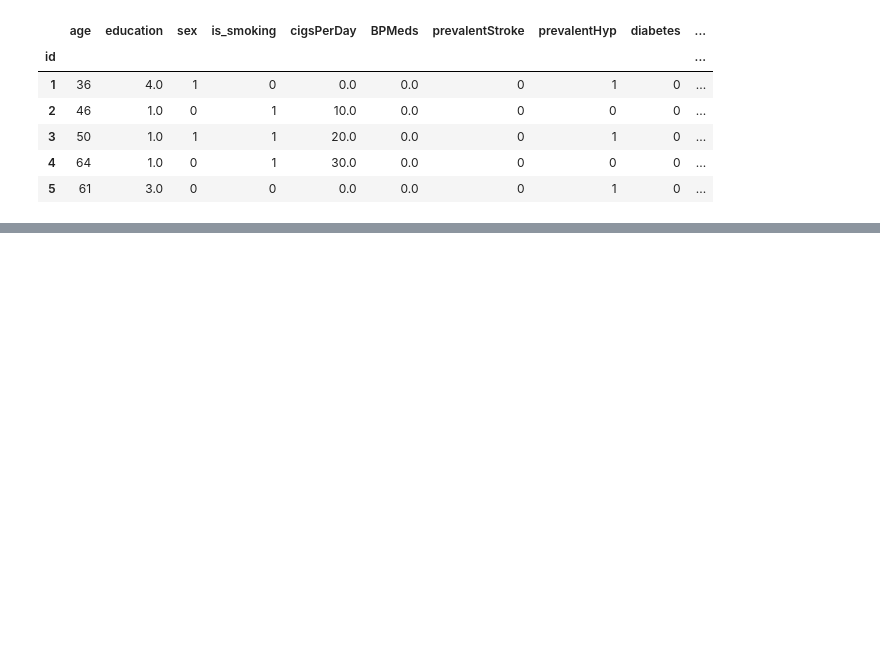
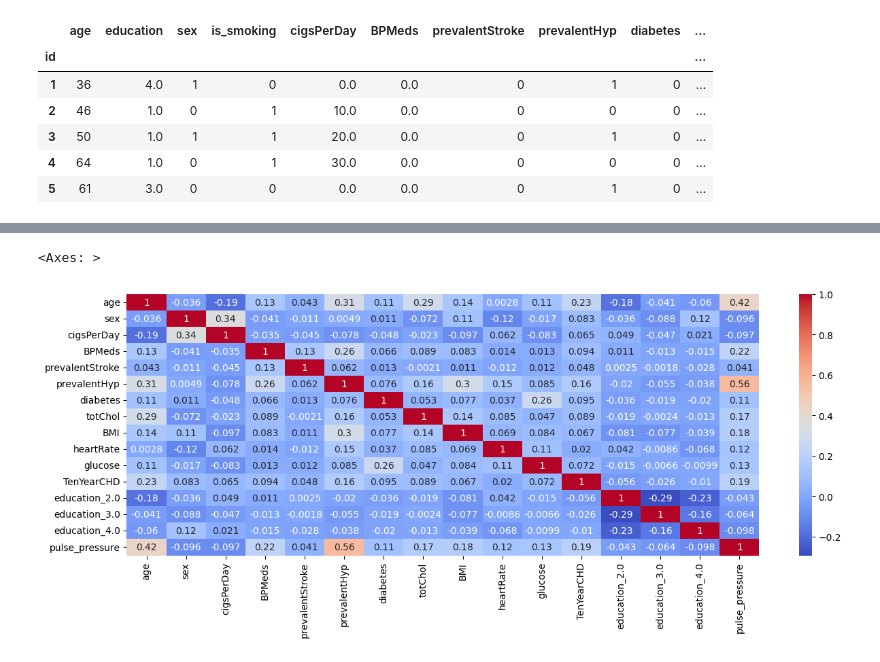
Before and after one commit to stoicsapien1/HeartSafe-Evaluating-CHD-Risk, a Jupyter notebook: HeartSafe Notebook.ipynb, the cells around one changed output, grey strips where cells are left out. Saved outputs shown, nothing was run; the diff lists cells and outputs as text; code cells hidden in the pictures; blank space fills up the shorter version.

```diff
--- a/HeartSafe Notebook.ipynb
+++ b/HeartSafe Notebook.ipynb
@@ -411,0 +444,8 @@ df.head()
+# %%
+#adding new column PulsePresure
+df["pulse_pressure"]=df["sysBP"]-df["diaBP"]
+#dropping the sysBp and diaBP columns
+df.drop(columns=["sysBP","diaBP"],inplace=True)
+# %%
+# dropping is_smoking dute to high multicollinearity
+df.drop("is_smoking",axis=1,inplace=True)
@@ -411,0 +459,7 @@ df.head()
+# %%
+#plotting correlation heatmap
+plt.figure(figsize=(15,5))
+sns.heatmap(df.corr(),annot=True,cmap="coolwarm")
+# %% [output]
+<Axes: >
+[figure, added]
```
Also changed, not shown: parts of 22 cells of this notebook.
